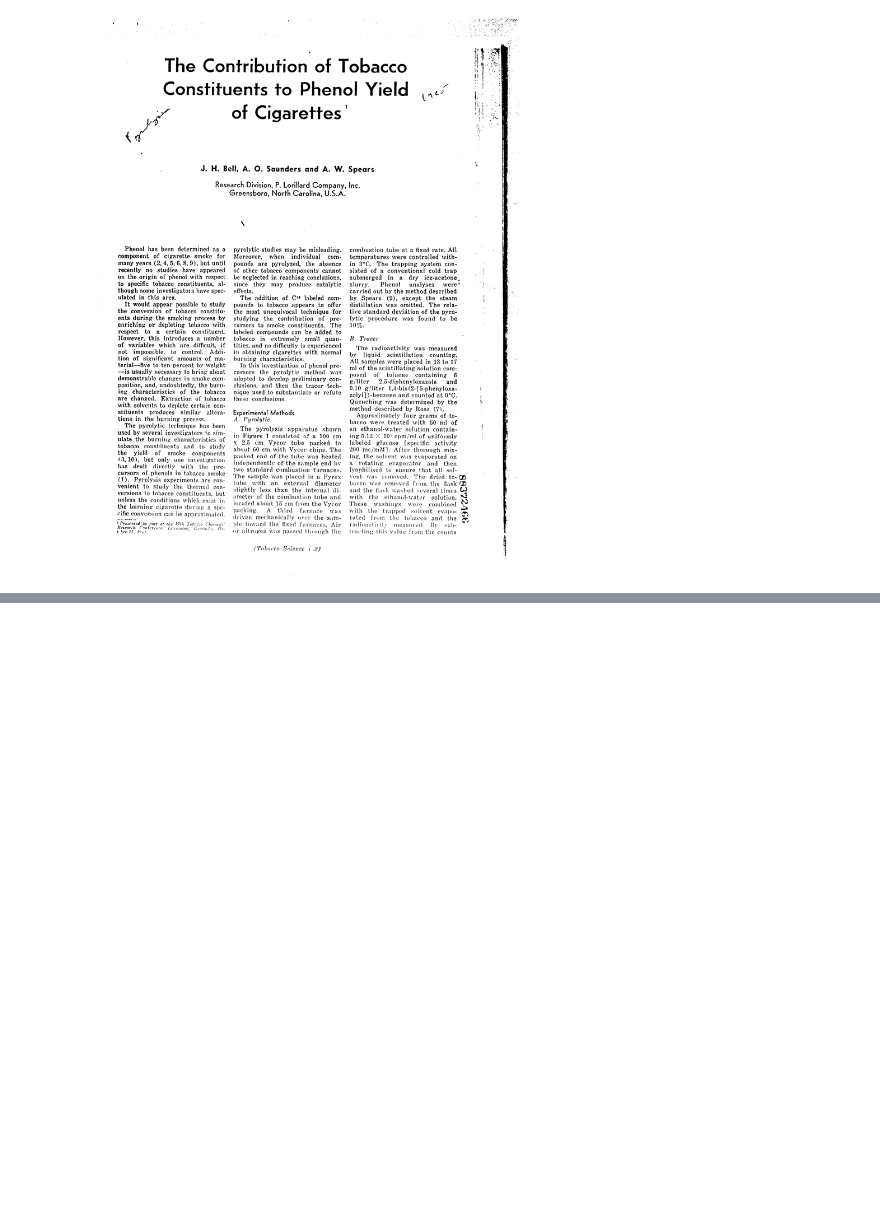
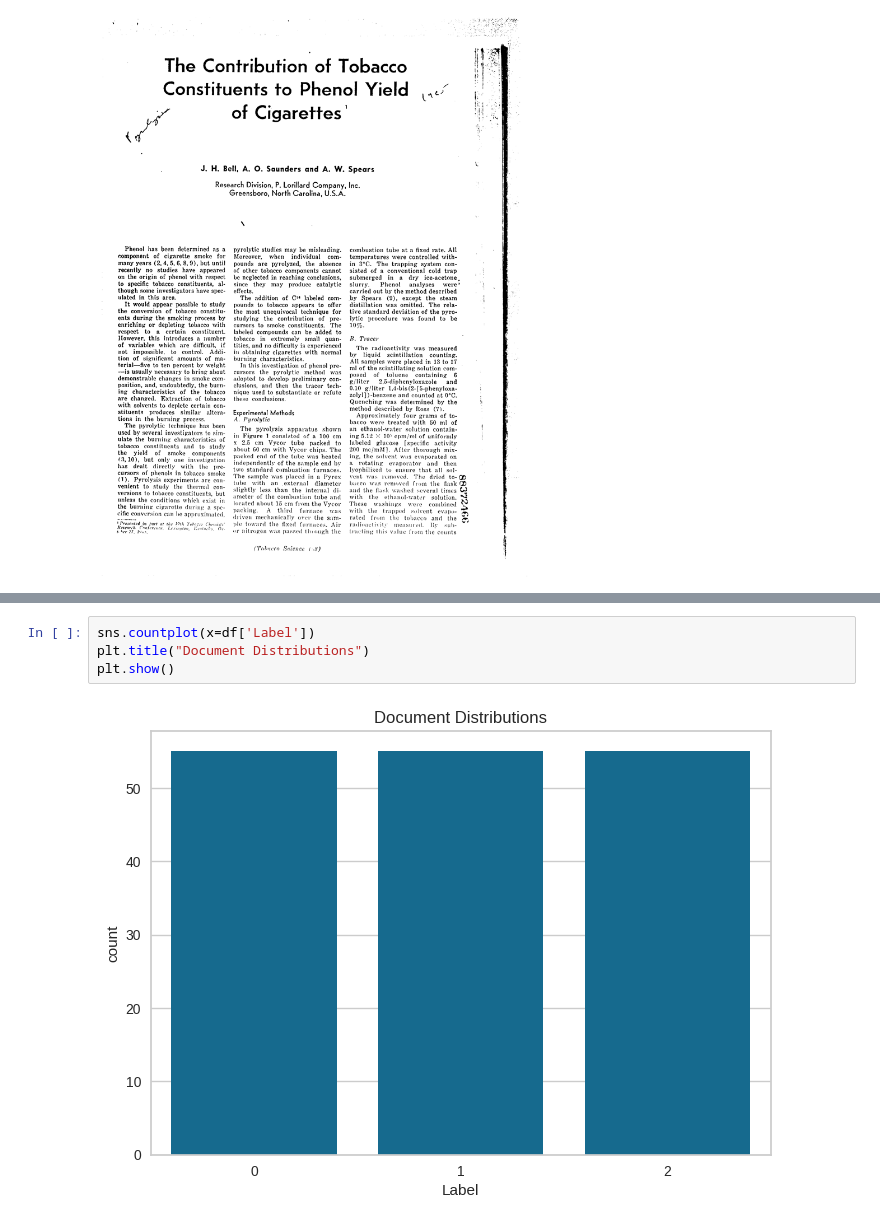
Before and after one commit to kaiomudkt/projeto_Machine_Learning, a Jupyter notebook: classificador_documentos_v1.ipynb, the cells around one changed output, grey strips where cells are left out. Saved outputs shown, nothing was run; the diff lists cells and outputs as text; blank space fills up the shorter version.

```diff
--- a/classificador_documentos_v1.ipynb
+++ b/classificador_documentos_v1.ipynb
@@ -251,0 +440,6 @@ TesseractNotFoundError: tesseract is not installed or it's not in your PATH. See
+# %%
+sns.countplot(x=df['Label'])
+plt.title("Document Distributions")
+plt.show()
+# %% [output]
+[figure, added]
```
Also changed, not shown: parts of 65 cells of this notebook, 1 other file.
